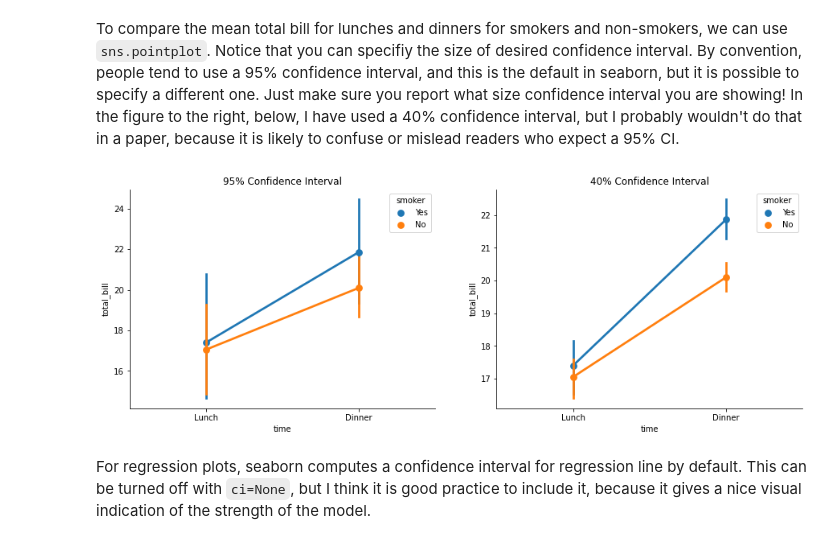
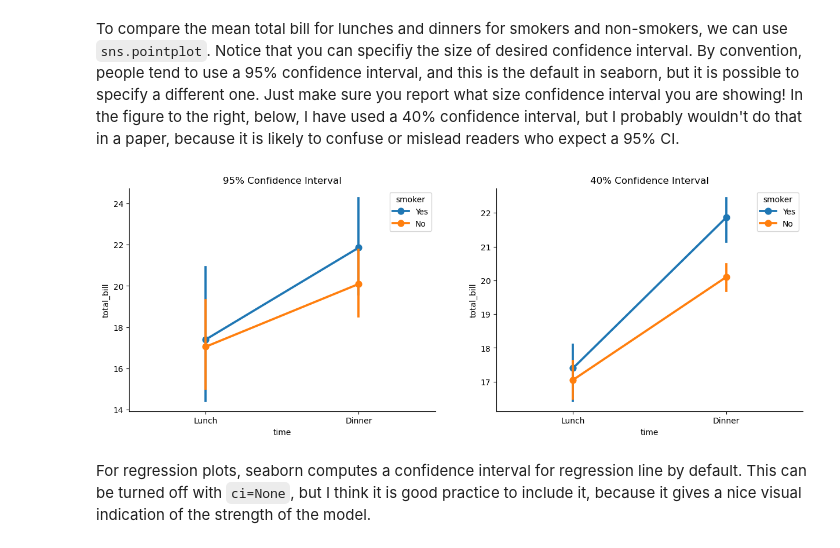
Before and after one commit to johnfkraus/pythonbook, a Jupyter notebook: Chapters/04.03-estimation.ipynb, the cells around one changed output. Drawn from its saved outputs; the diff is of its cells as text; code cells hidden in the pictures.

```diff
--- a/Chapters/04.03-estimation.ipynb
+++ b/Chapters/04.03-estimation.ipynb
@@ -919,18 +929,18 @@ To compare the mean total bill for lunches and dinners for smokers and non-smoke
 # %%
 import seaborn as sns
 import matplotlib.pyplot as plt
 tips = sns.load_dataset("tips")
 
 fig, axes = plt.subplots(1, 2, figsize=(15, 5))
 
-
 sns.pointplot(x="time", y="total_bill", hue="smoker", data=tips, ax=axes[0])
-sns.pointplot(x="time", y="total_bill", hue="smoker",  ci = 40, data=tips, ax=axes[1])
+# sns.pointplot(x="time", y="total_bill", hue="smoker",  ci = 40, data=tips, ax=axes[1])
+sns.pointplot(x="time", y="total_bill", hue="smoker",  errorbar=('ci', 40), data=tips, ax=axes[1])
 axes[0].set_title("95% Confidence Interval")
 axes[1].set_title("40% Confidence Interval")
 sns.despine()
 # %% [output]
-[figure, old version]
+[figure, new version]
 # %% [markdown]
 For regression plots, seaborn computes a confidence interval for regression line by default. This can be turned off with ``ci=None``, but I think it is good practice to include it, because it gives a nice visual indication of the strength of the model.
 # %%
```
Also changed, not shown: parts of 6 cells of this notebook, 1 other file.
